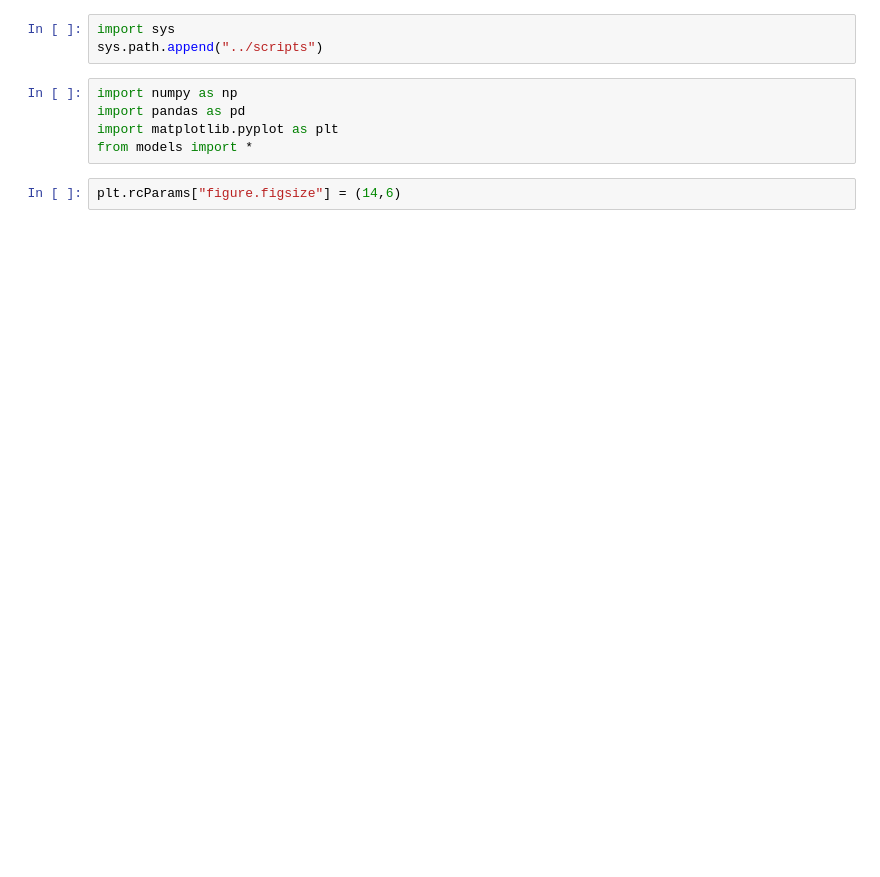
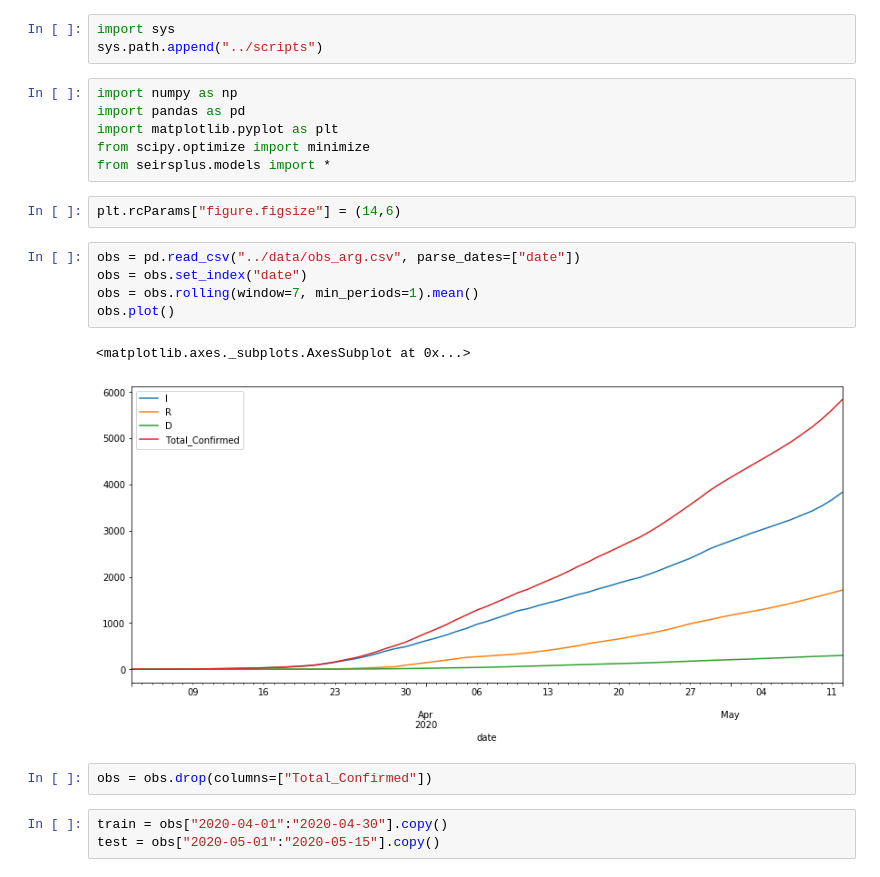
Before and after one commit to coldwhitewinters/ecovid, a Jupyter notebook: notebooks/Untitled.ipynb, the cells around one changed output. Cells and saved outputs as stored; diff of their text form; blank space fills up the shorter version.

```diff
--- a/notebooks/Untitled.ipynb
+++ b/notebooks/Untitled.ipynb
@@ -5,6 +5,20 @@ sys.path.append("../scripts")
 import numpy as np
 import pandas as pd
 import matplotlib.pyplot as plt
-from models import *
+from scipy.optimize import minimize
+from seirsplus.models import *
 # %%
 plt.rcParams["figure.figsize"] = (14,6)
+# %%
+obs = pd.read_csv("../data/obs_arg.csv", parse_dates=["date"])
+obs = obs.set_index("date")
+obs = obs.rolling(window=7, min_periods=1).mean()
+obs.plot()
+# %% [output]
+<matplotlib.axes._subplots.AxesSubplot at 0x...>
+[figure, added]
+# %%
+obs = obs.drop(columns=["Total_Confirmed"])
+# %%
+train = obs["2020-04-01":"2020-04-30"].copy()
+test = obs["2020-05-01":"2020-05-15"].copy()
```
Also changed, not shown: parts of 20 cells of this notebook, 52 other files.
